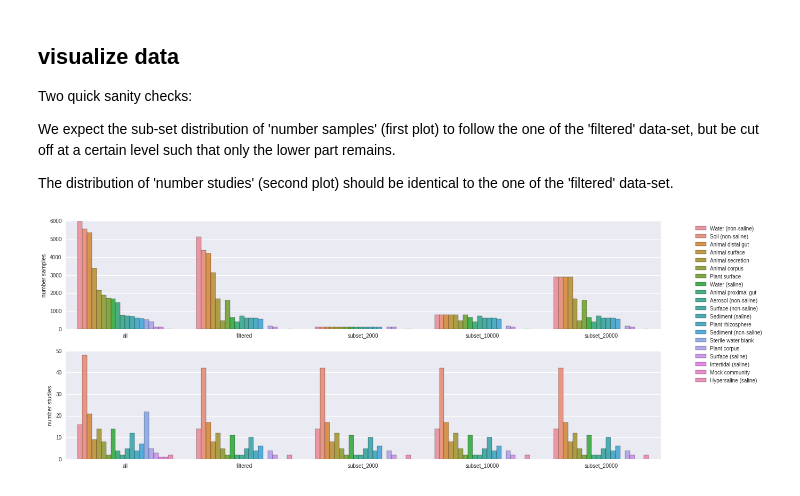
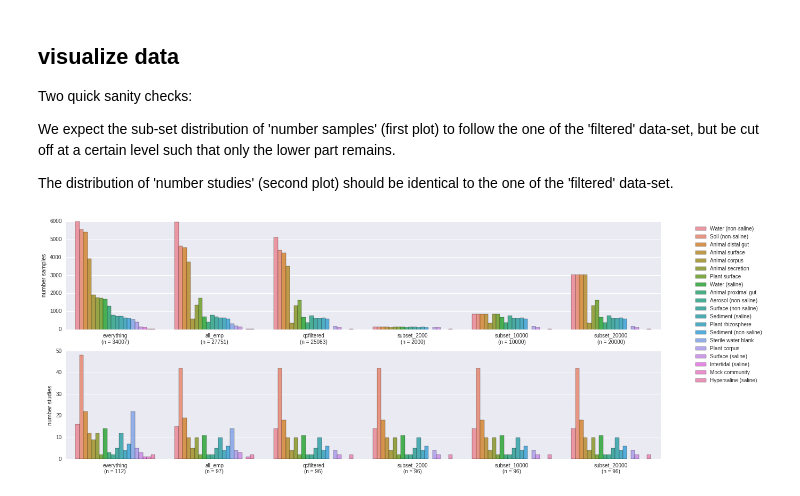
Before and after one commit to biocore/emp, a Jupyter notebook: ipynb/subsampleEMP.ipynb, the cells around one changed output. Cells and saved outputs as stored; diff of their text form; code cells hidden in the pictures.

```diff
--- a/ipynb/subsampleEMP.ipynb
+++ b/ipynb/subsampleEMP.ipynb
@@ -99,11 +104,21 @@ for i in range(0, len(setSizes)):
 # %% [markdown]
 Write output by first merging new columns to the original metadata and than only write those to a output file.
 # %%
+newColumnNames = []
+
+#add a column to mark samples that are in EMP (i.e. samples that have some counts)
+newColumnNames.append('all_emp')
+metadata[newColumnNames[-1]] = metadata.index.isin(emp_metadata.index)
+
+#add a column to mark samples that satisfy our filtering criteria
+newColumnNames.append('qcfiltered')
+metadata[newColumnNames[-1]] = metadata.index.isin(filtered_metadata.index)
+
 #add new columns to the orginal mapping file
-newColumnNames = []
 for size in sorted(subsets.keys()):
     newColumnNames.append('subset_'+str(size))
     metadata[newColumnNames[-1]] = metadata.index.isin(subsets[size])
+
 metadata[newColumnNames].to_csv(open(file_output, "w"), sep="\t")
 print("Result is stored in '%s'" % (os.path.abspath(file_output)))
 # %% [output]
@@ -113,8 +128,10 @@ Result is stored in '/media/Daten/KnightLab/EMP/modMapping.txt'
 Collect data for diagnostics
 # %%
 singles = []
-sets = {'all': metadata, 'filtered': filtered_metadata}
-ordering = ['all', 'filtered']
+sets = {'everything': metadata,
+        'all_emp': emp_metadata,
+        'qcfiltered': filtered_metadata}
+ordering = ['everything', 'all_emp', 'qcfiltered']
 for setSize in sorted(subsets.keys()):
     name = 'subset_' + str(setSize)
     sets[name] = metadata[metadata[name]]
@@ -140,28 +157,30 @@ The distribution of 'number studies' (second plot) should be identical to the on
 # %%
 fig, ax = plt.subplots(2, 1, figsize=(20, 8))
 sn.barplot(x="set",
-                y="samples",
-                hue="group",
-                data=data,
-                order=ordering,
-                hue_order=list(data[data.set == 'all'].sort_values('samples', ascending=False).group),
-                ax=ax[0],
-               )
+           y="samples",
+           hue="group",
+           data=data,
+           order=ordering,
+           hue_order=list(data[data.set == 'everything'].sort_values('samples', ascending=False).group),
+           ax=ax[0],
+          )
 l = ax[0].legend(bbox_to_anchor=(1.05, 1), loc=2)
 l = ax[0].set_ylabel("number samples")
 l = ax[0].set_xlabel("")
+l = ax[0].set_xticklabels([ s + "\n(n = " + str(sets[s].shape[0]) + ")" for s in ordering ])
 
 sn.barplot(x="set",
-                y="studies",
-                hue="group",
-                data=data,
-                order=ordering,
-                hue_order=list(data[data.set == 'all'].sort_values('samples', ascending=False).group),
-                ax=ax[1],
-               )
+           y="studies",
+           hue="group",
+           data=data,
+           order=ordering,
+           hue_order=list(data[data.set == 'everything'].sort_values('samples', ascending=False).group),
+           ax=ax[1],
+          )
 l = ax[1].legend(bbox_to_anchor=(1.05, 1), loc=2)
 l.remove()
 l = ax[1].set_ylabel("number studies")
 l = ax[1].set_xlabel("")
+l = ax[1].set_xticklabels([ s + "\n(n = " + str(len(sets[s].groupby('study_id'))) + ")" for s in ordering ])
 # %% [output]
-[figure, old version]
+[figure, new version]
```
Also changed, not shown: parts of 3 cells of this notebook.
